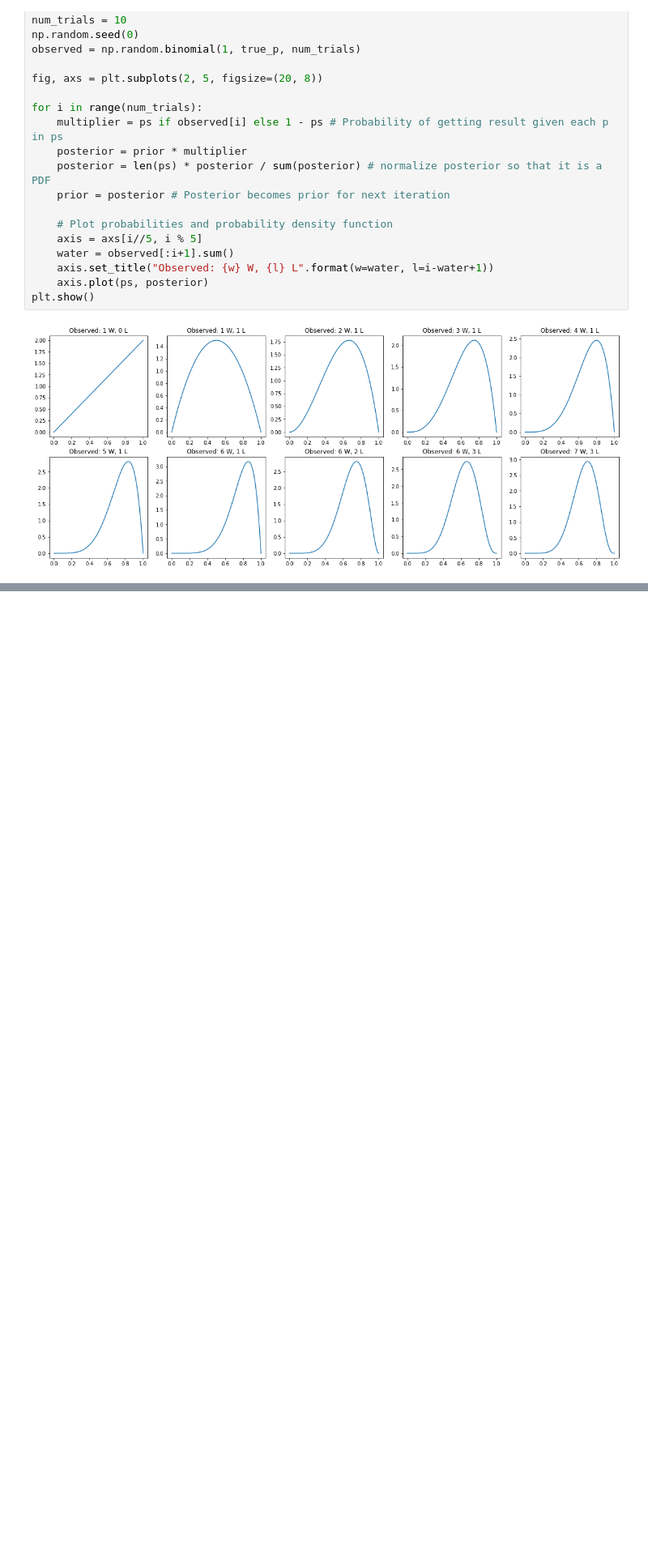
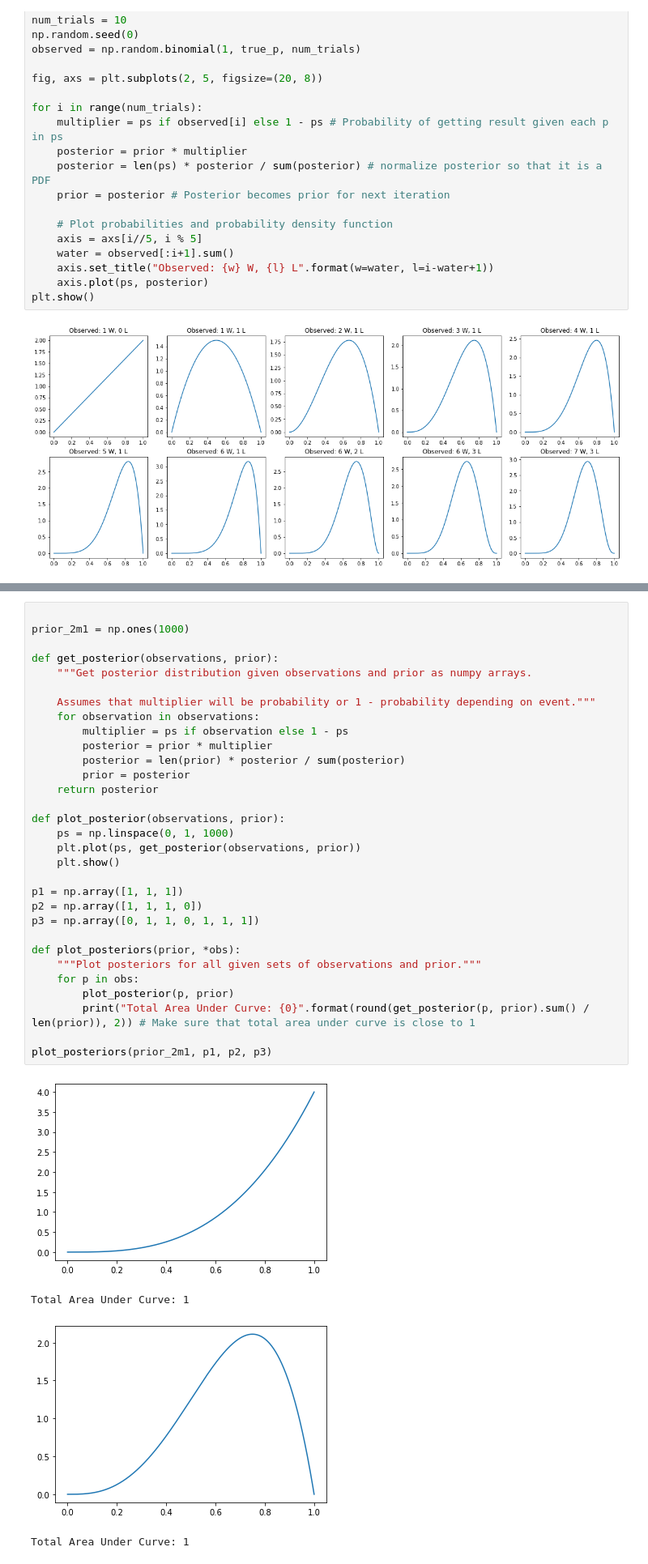
Before and after one commit to jackmoody11/statistical-rethinking, a Jupyter notebook: book_code/ch2.ipynb, the cells around one changed output, grey strips where cells are left out. Shown: that part at 81% size. Saved outputs shown, nothing was run; the diff lists cells and outputs as text; blank space fills up the shorter version.

```diff
--- a/book_code/ch2.ipynb
+++ b/book_code/ch2.ipynb
@@ -40,0 +45,36 @@ plt.show()
+# %%
+
+prior_2m1 = np.ones(1000)
+
+def get_posterior(observations, prior):
+    """Get posterior distribution given observations and prior as numpy arrays.
+
+    Assumes that multiplier will be probability or 1 - probability depending on event."""
+    for observation in observations:
+        multiplier = ps if observation else 1 - ps
+        posterior = prior * multiplier
+        posterior = len(prior) * posterior / sum(posterior)
+        prior = posterior
+    return posterior
+
+def plot_posterior(observations, prior):
+    ps = np.linspace(0, 1, 1000)
+    plt.plot(ps, get_posterior(observations, prior))
+    plt.show()
+
+p1 = np.array([1, 1, 1])
+p2 = np.array([1, 1, 1, 0])
+p3 = np.array([0, 1, 1, 0, 1, 1, 1])
+
+def plot_posteriors(prior, *obs):
+    """Plot posteriors for all given sets of observations and prior."""
+    for p in obs:
+        plot_posterior(p, prior)
+        print("Total Area Under Curve: {0}".format(round(get_posterior(p, prior).sum() / len(prior)), 2)) # Make sure that total area under curve is close to 1
+
+plot_posteriors(prior_2m1, p1, p2, p3)
+# %% [output]
+[figure, added]
+Total Area Under Curve: 1
+[figure, added]
+Total Area Under Curve: 1
```
Also changed, not shown: parts of 8 cells of this notebook.
